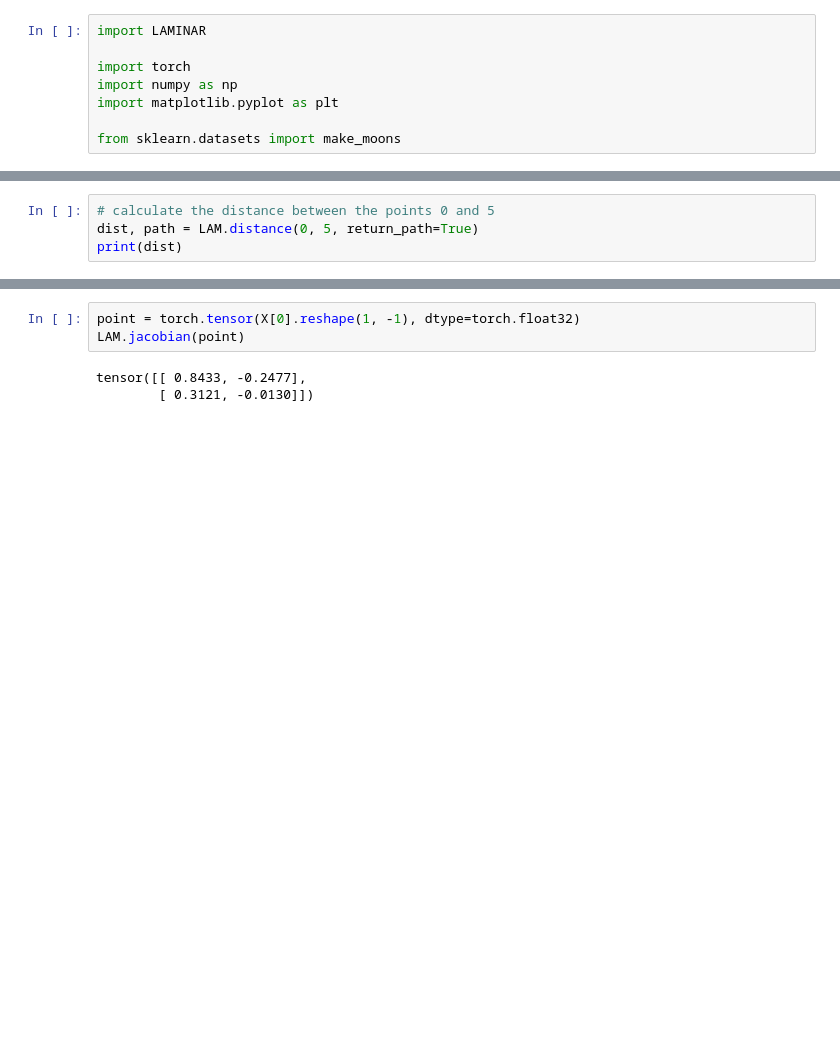
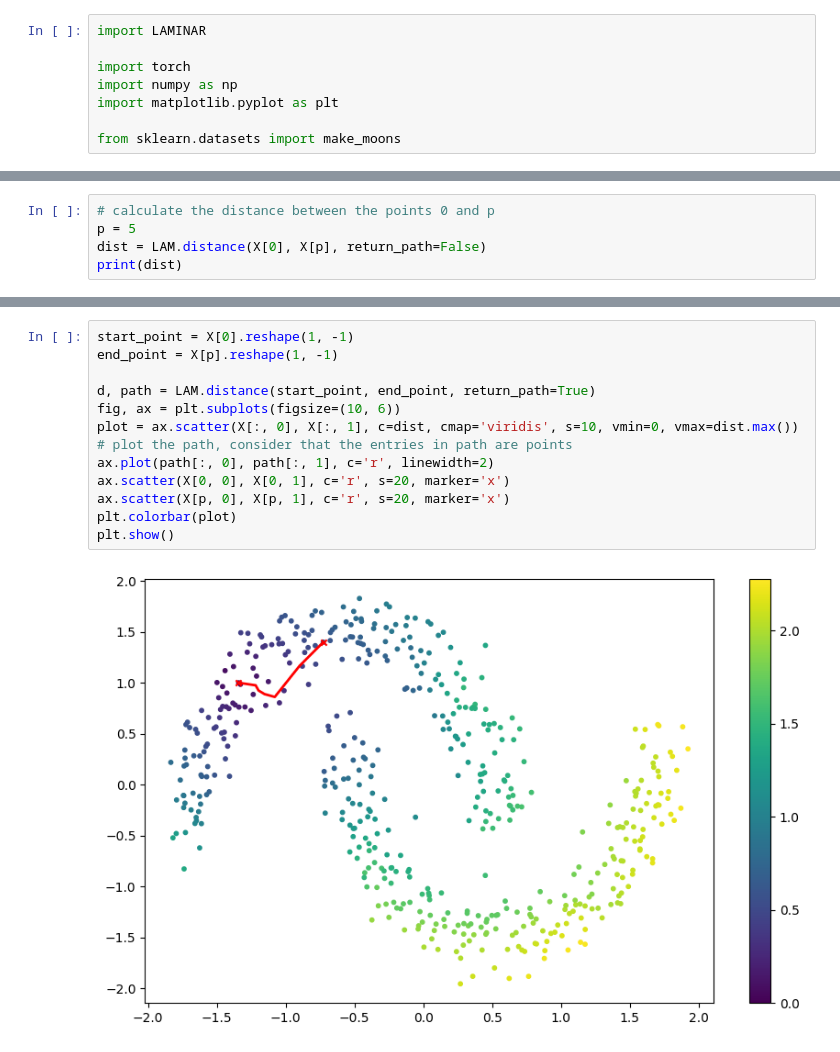
Before and after one commit to CKleiber/LAMINAR, a Jupyter notebook: notebooks/demo.ipynb, the cells around one changed output, grey strips where cells are left out. Drawn from its saved outputs; the diff is of its cells as text; blank space fills up the shorter version.

```diff
--- a/notebooks/demo.ipynb
+++ b/notebooks/demo.ipynb
@@ -80,5 +78,6 @@ LAM.query(np.array([0, 2, 5]) , k_neighbours=5)
 # %%
-# calculate the distance between the points 0 and 5
-dist, path = LAM.distance(0, 5, return_path=True)
+# calculate the distance between the points 0 and p
+p = 5
+dist = LAM.distance(X[0], X[p], return_path=False)
 print(dist)
 # %% [output]
@@ -108,6 +100,15 @@ plt.show()
-# %%
-point = torch.tensor(X[0].reshape(1, -1), dtype=torch.float32)
-LAM.jacobian(point)
-# %% [output]
-tensor([[ 0.8433, -0.2477],
-        [ 0.3121, -0.0130]])
+# %%
+start_point = X[0].reshape(1, -1)
+end_point = X[p].reshape(1, -1)
+
+d, path = LAM.distance(start_point, end_point, return_path=True)
+fig, ax = plt.subplots(figsize=(10, 6))
+plot = ax.scatter(X[:, 0], X[:, 1], c=dist, cmap='viridis', s=10, vmin=0, vmax=dist.max())
+# plot the path, consider that the entries in path are points
+ax.plot(path[:, 0], path[:, 1], c='r', linewidth=2)
+ax.scatter(X[0, 0], X[0, 1], c='r', s=20, marker='x')
+ax.scatter(X[p, 0], X[p, 1], c='r', s=20, marker='x')
+plt.colorbar(plot)
+plt.show()
+# %% [output]
+[figure, added]
```
Also changed, not shown: parts of 11 cells of this notebook, 2 other files.
